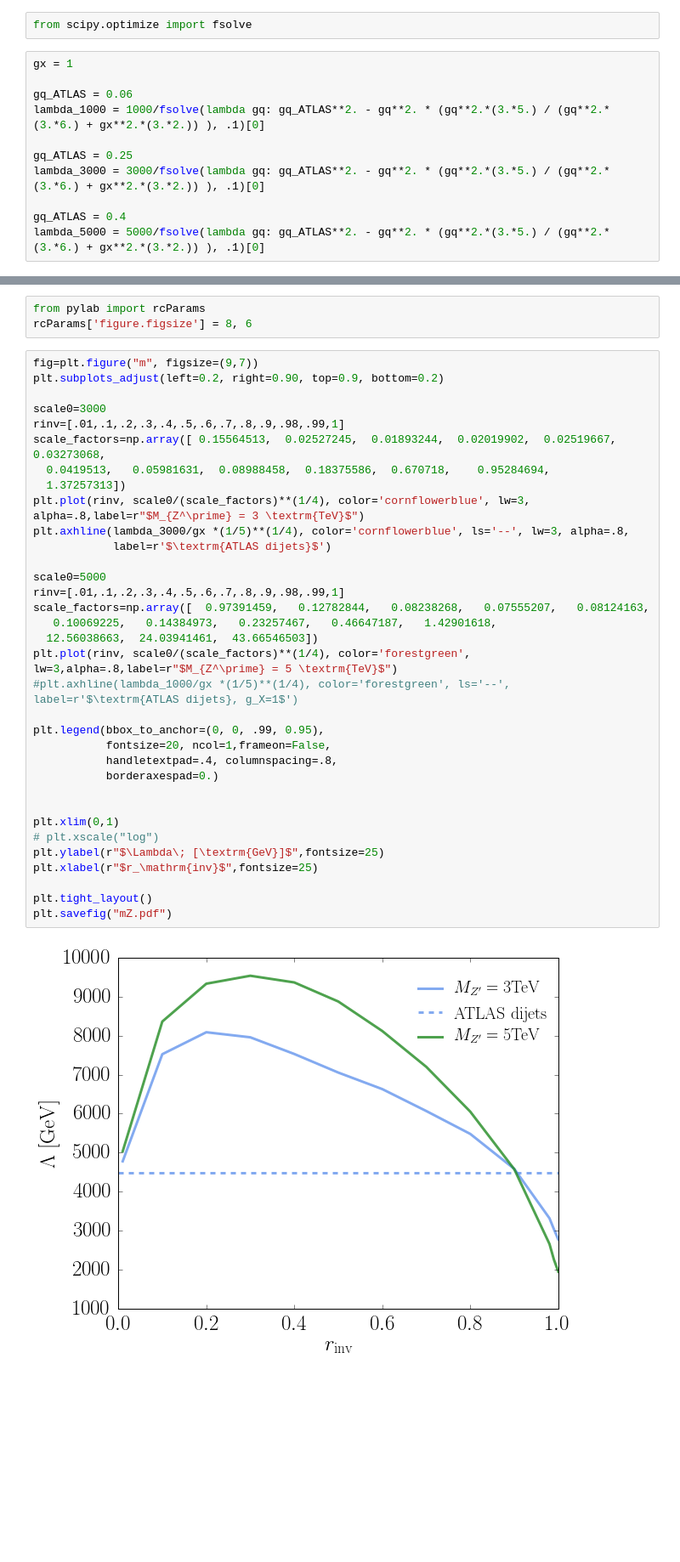
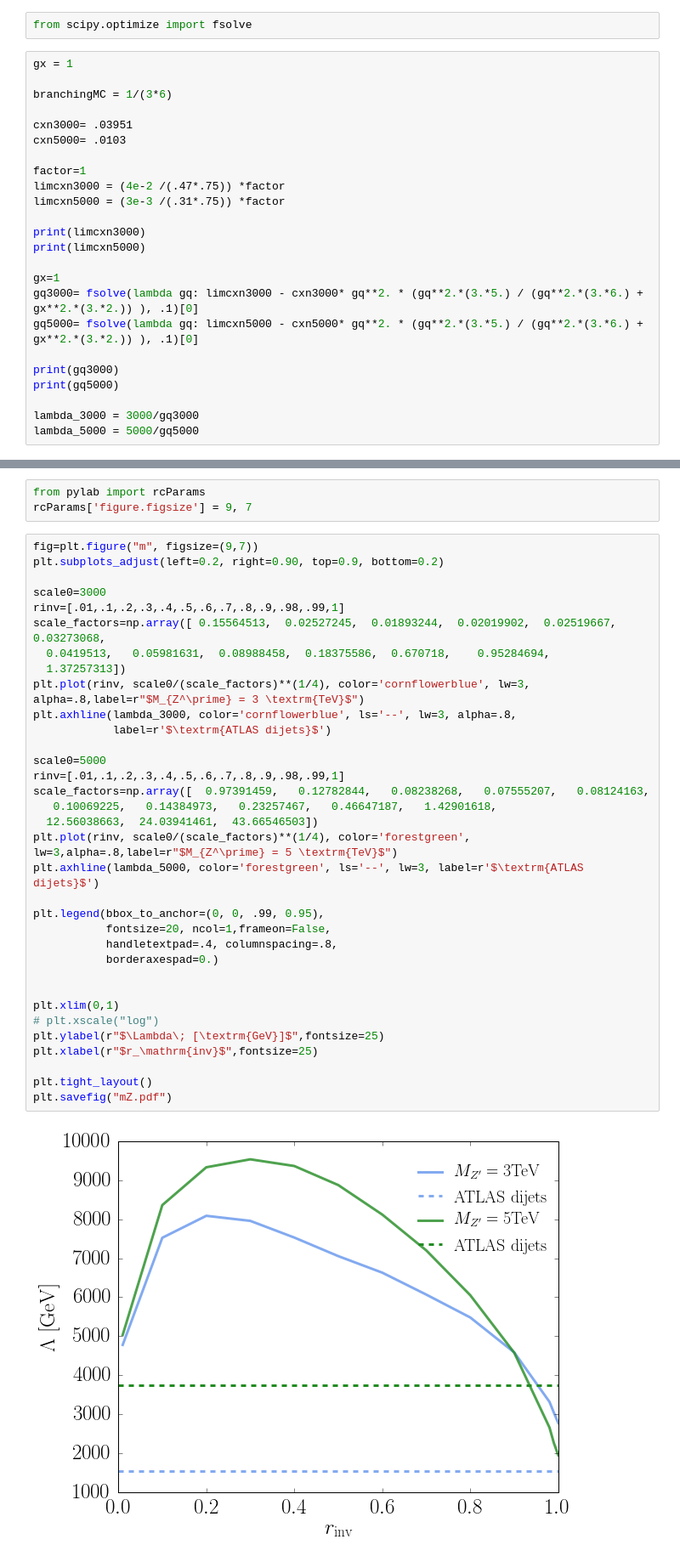
Before and after one commit to smsharma/DarkShowers, a Jupyter notebook: analysis/schannel_plots_tim.ipynb, the cells around one changed output, grey strips where cells are left out. Shown at 85% size. Drawn from its saved outputs; the diff is of its cells as text; blank space fills up the shorter version.

```diff
--- a/analysis/schannel_plots_tim.ipynb
+++ b/analysis/schannel_plots_tim.ipynb
@@ -26,11 +26,24 @@ from scipy.optimize import fsolve
 # %%
 gx = 1
 
-gq_ATLAS = 0.06
-lambda_1000 = 1000/fsolve(lambda gq: gq_ATLAS**2. - gq**2. * (gq**2.*(3.*5.) / (gq**2.*(3.*6.) + gx**2.*(3.*2.)) ), .1)[0]
+branchingMC = 1/(3*6)
 
-gq_ATLAS = 0.25
-lambda_3000 = 3000/fsolve(lambda gq: gq_ATLAS**2. - gq**2. * (gq**2.*(3.*5.) / (gq**2.*(3.*6.) + gx**2.*(3.*2.)) ), .1)[0]
+cxn3000= .03951
+cxn5000= .0103
 
-gq_ATLAS = 0.4
-lambda_5000 = 5000/fsolve(lambda gq: gq_ATLAS**2. - gq**2. * (gq**2.*(3.*5.) / (gq**2.*(3.*6.) + gx**2.*(3.*2.)) ), .1)[0]
+factor=1
+limcxn3000 = (4e-2 /(.47*.75)) *factor
+limcxn5000 = (3e-3 /(.31*.75)) *factor
+
+print(limcxn3000)
+print(limcxn5000)
+
+gx=1
+gq3000= fsolve(lambda gq: limcxn3000 - cxn3000* gq**2. * (gq**2.*(3.*5.) / (gq**2.*(3.*6.) + gx**2.*(3.*2.)) ), .1)[0]
+gq5000= fsolve(lambda gq: limcxn5000 - cxn5000* gq**2. * (gq**2.*(3.*5.) / (gq**2.*(3.*6.) + gx**2.*(3.*2.)) ), .1)[0]
+
+print(gq3000)
+print(gq5000)
+
+lambda_3000 = 3000/gq3000
+lambda_5000 = 5000/gq5000
@@ -42,39 +55,39 @@ lambda_3000
 # %%
 from pylab import rcParams
-rcParams['figure.figsize'] = 8, 6
+rcParams['figure.figsize'] = 9, 7
 # %%
 fig=plt.figure("m", figsize=(9,7))
 plt.subplots_adjust(left=0.2, right=0.90, top=0.9, bottom=0.2)
 
 scale0=3000
 rinv=[.01,.1,.2,.3,.4,.5,.6,.7,.8,.9,.98,.99,1]
 scale_factors=np.array([ 0.15564513,  0.02527245,  0.01893244,  0.02019902,  0.02519667,  0.03273068,
   0.0419513,   0.05981631,  0.08988458,  0.18375586,  0.670718,    0.95284694,
   1.37257313])
 plt.plot(rinv, scale0/(scale_factors)**(1/4), color='cornflowerblue', lw=3, alpha=.8,label=r"$M_{Z^\prime} = 3 \textrm{TeV}$")
-plt.axhline(lambda_3000/gx *(1/5)**(1/4), color='cornflowerblue', ls='--', lw=3, alpha=.8,
+plt.axhline(lambda_3000, color='cornflowerblue', ls='--', lw=3, alpha=.8,
             label=r'$\textrm{ATLAS dijets}$')
 
 scale0=5000
 rinv=[.01,.1,.2,.3,.4,.5,.6,.7,.8,.9,.98,.99,1]
 scale_factors=np.array([  0.97391459,   0.12782844,   0.08238268,   0.07555207,   0.08124163,
    0.10069225,   0.14384973,   0.23257467,   0.46647187,   1.42901618,
   12.56038663,  24.03941461,  43.66546503])
 plt.plot(rinv, scale0/(scale_factors)**(1/4), color='forestgreen', lw=3,alpha=.8,label=r"$M_{Z^\prime} = 5 \textrm{TeV}$")
-#plt.axhline(lambda_1000/gx *(1/5)**(1/4), color='forestgreen', ls='--', label=r'$\textrm{ATLAS dijets}, g_X=1$')
+plt.axhline(lambda_5000, color='forestgreen', ls='--', lw=3, label=r'$\textrm{ATLAS dijets}$')
 
 plt.legend(bbox_to_anchor=(0, 0, .99, 0.95),
            fontsize=20, ncol=1,frameon=False,
            handletextpad=.4, columnspacing=.8,
            borderaxespad=0.)
 
 
 plt.xlim(0,1)
 # plt.xscale("log")
 plt.ylabel(r"$\Lambda\; [\textrm{GeV}]$",fontsize=25)
 plt.xlabel(r"$r_\mathrm{inv}$",fontsize=25)
 
 plt.tight_layout()
 plt.savefig("mZ.pdf")
 # %% [output]
-[figure, old version]
+[figure, new version]
```
Also changed, not shown: parts of 2 cells of this notebook, 1 other file.
